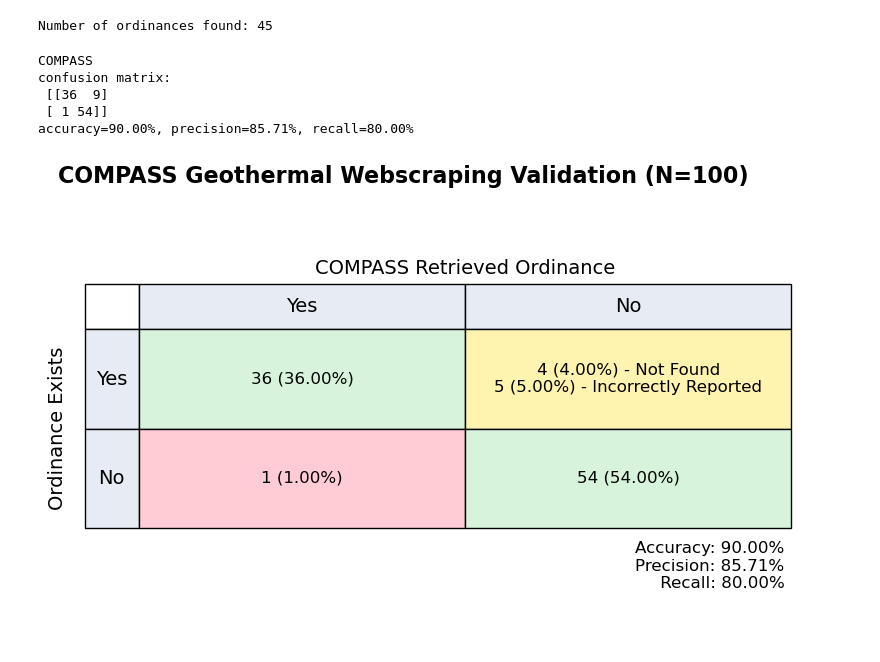
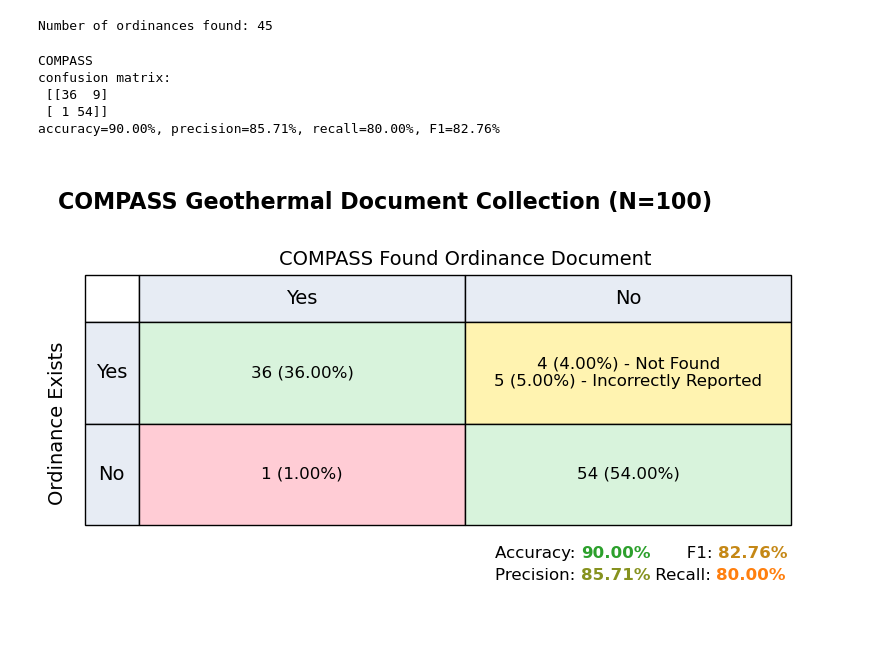
Before and after one commit to NatLabRockies/COMPASS, a Jupyter notebook: support/validation/May_2026_Geothermal_Electricity_webscraping_validation.ipynb, the cells around one changed output. Cells and saved outputs as stored; diff of their text form; code cells hidden in the pictures.

```diff
--- a/support/validation/May_2026_Geothermal_Electricity_webscraping_validation.ipynb
+++ b/support/validation/May_2026_Geothermal_Electricity_webscraping_validation.ipynb
@@ -5,4 +7,9 @@ from val_utils import plot_compass_confusion_matrix_from_data
 
 import matplotlib
 matplotlib.rcParams.update(matplotlib.rcParamsDefault)
+# %%
+results_fp = Path("./results/geo_elec_scraping_may_2026.csv").resolve()
+out_dir = results_fp.parent
+plots_out_dir = out_dir / "plots"
+plots_out_dir.mkdir(exist_ok=True)
 # %%
@@ -139,11 +146,12 @@ compass_df = scores_dict_to_validation_df(
     compass_scores,
     truth_labels_col=truth_labels_col,
 )
-compass_cm, compass_acc, compass_precision, compass_recall = compute_stats(
+out = compute_stats(
     compass_df,
     score_cats,
     truth_labels_col=truth_labels_col,
 )
+compass_cm, compass_acc, compass_precision, compass_recall, compass_f1 = out
 
 
 print("COMPASS")
@@ -151,25 +159,28 @@ print("confusion matrix:\n", compass_cm)
 print(
     f"accuracy={compass_acc:.2%}, "
     f"precision={compass_precision:.2%}, "
-    f"recall={compass_recall:.2%}"
+    f"recall={compass_recall:.2%}, "
+    f"F1={compass_f1:.2%}"
 )
 # %% [output]
 COMPASS
 confusion matrix:
  [[36  9]
  [ 1 54]]
-accuracy=90.00%, precision=85.71%, recall=80.00%
+accuracy=90.00%, precision=85.71%, recall=80.00%, F1=82.76%
 # %%
 plot_compass_confusion_matrix_from_data(
     compass_df,
     score_cats,
-    title="COMPASS Geothermal Webscraping Validation",
+    title="COMPASS Geothermal Document Collection",
     truth_labels_col=truth_labels_col,
-    x_label="COMPASS Retrieved Ordinance",
+    x_label="COMPASS Found Ordinance Document",
     y_label="Ordinance Exists",
+    out_fp=plots_out_dir / "geothermal_electricity_scraping_may_2026.png",
+    color_scores=True,
 )
 # %% [output]
-[figure, old version]
+[figure, new version]
 # %%
 human_df = scores_dict_to_validation_df(
     human_scores,
```
Also changed, not shown: parts of 2 cells of this notebook.
